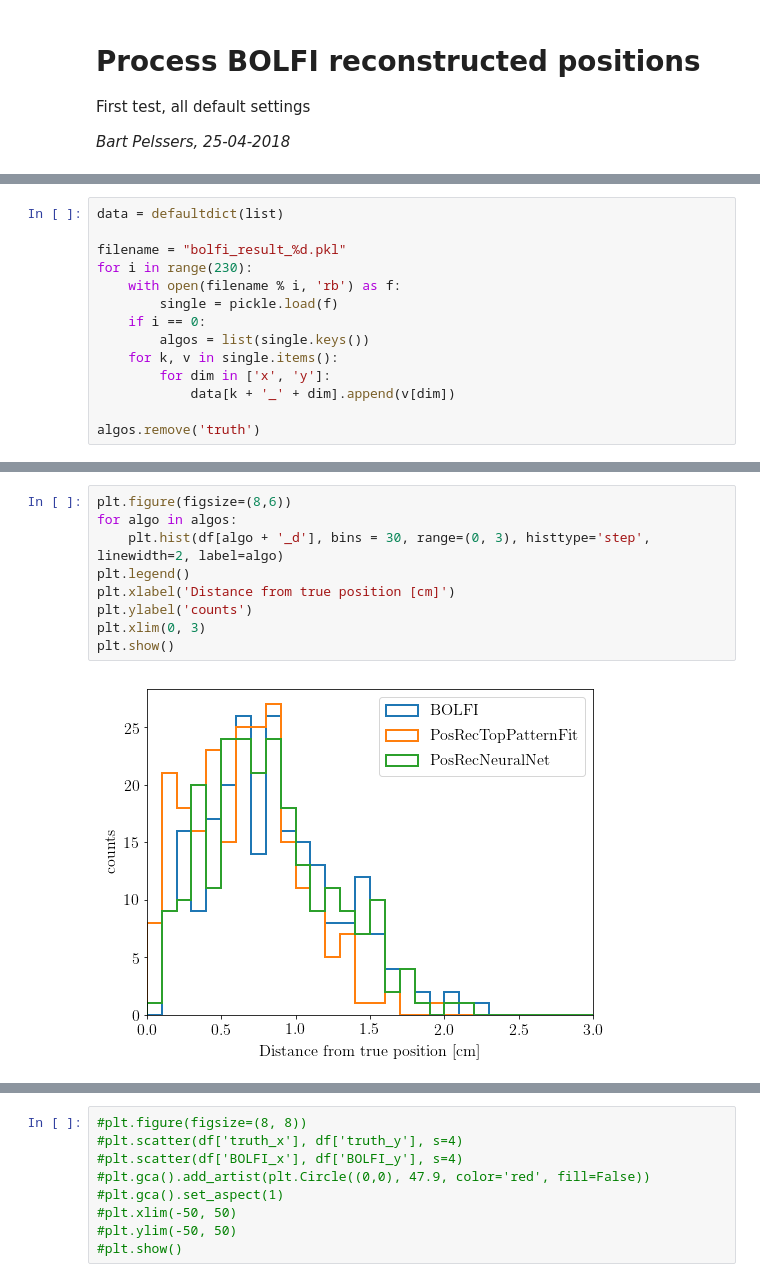
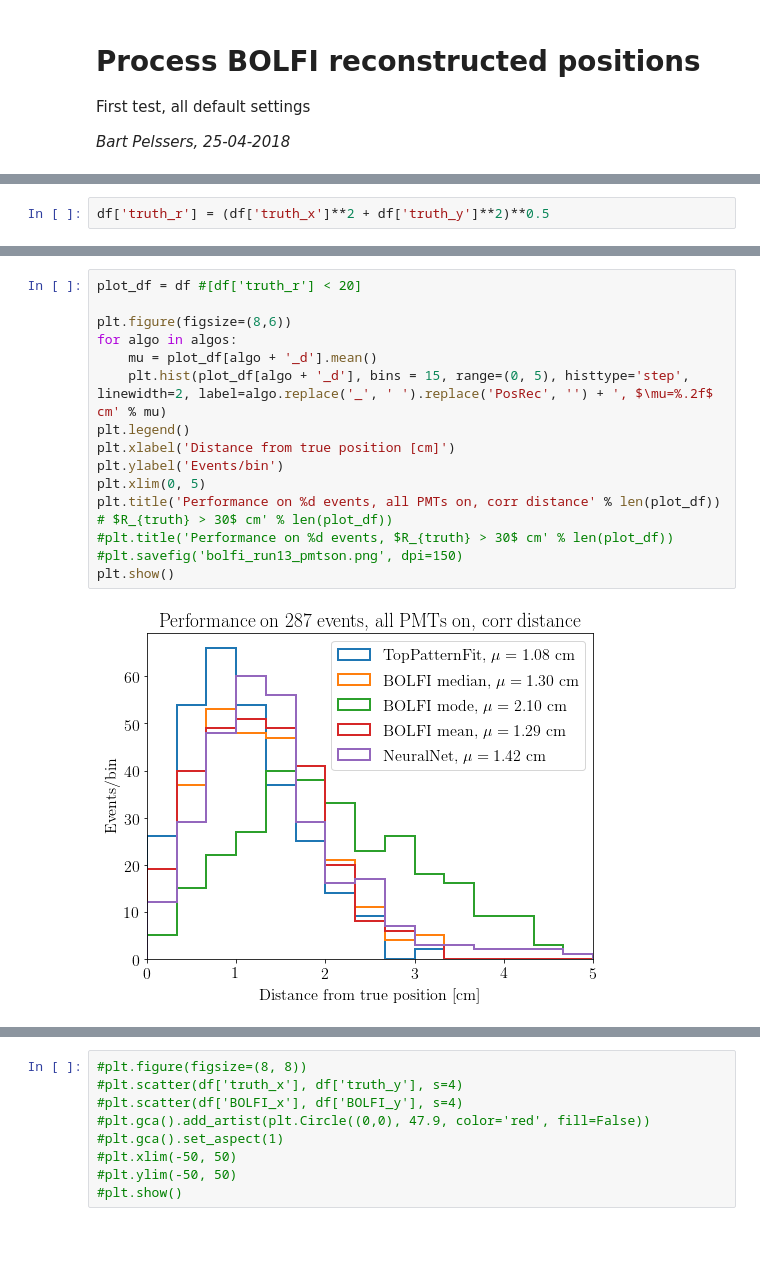
Before and after one commit to dbarg/helsinki_stockholm_collaboration, a Jupyter notebook: process_BOLFI_output.ipynb, the cells around one changed output, grey strips where cells are left out. Cells and saved outputs as stored; diff of their text form; blank space fills up the shorter version.

```diff
--- a/process_BOLFI_output.ipynb
+++ b/process_BOLFI_output.ipynb
@@ -19,14 +14,0 @@ plt.rc('font', size=16)
-# %%
-data = defaultdict(list)
-
-filename = "bolfi_result_%d.pkl"
-for i in range(230):
-    with open(filename % i, 'rb') as f:
-        single = pickle.load(f)
-    if i == 0:
-        algos = list(single.keys())
-    for k, v in single.items():
-        for dim in ['x', 'y']:
-            data[k + '_' + dim].append(v[dim])
-
-algos.remove('truth')
@@ -43,3 +62,5 @@ df.head()
+# %%
+df['truth_r'] = (df['truth_x']**2 + df['truth_y']**2)**0.5
 # %%
 print('Mean distance from true position over %d reconstructed events' % len(df))
 for algo in algos:
@@ -53,11 +76,17 @@ PosRecNeuralNet 0.82 cm
 # %%
+plot_df = df #[df['truth_r'] < 20]
+
 plt.figure(figsize=(8,6))
 for algo in algos:
-    plt.hist(df[algo + '_d'], bins = 30, range=(0, 3), histtype='step', linewidth=2, label=algo)
+    mu = plot_df[algo + '_d'].mean()
+    plt.hist(plot_df[algo + '_d'], bins = 15, range=(0, 5), histtype='step', linewidth=2, label=algo.replace('_', ' ').replace('PosRec', '') + ', $\mu=%.2f$ cm' % mu)
 plt.legend()
 plt.xlabel('Distance from true position [cm]')
-plt.ylabel('counts')
-plt.xlim(0, 3)
+plt.ylabel('Events/bin')
+plt.xlim(0, 5)
+plt.title('Performance on %d events, all PMTs on, corr distance' % len(plot_df)) # $R_{truth} > 30$ cm' % len(plot_df))
+#plt.title('Performance on %d events, $R_{truth} > 30$ cm' % len(plot_df))
+#plt.savefig('bolfi_run13_pmtson.png', dpi=150)
 plt.show()
 # %% [output]
-[figure, old version]
+[figure, new version]
```
Also changed, not shown: parts of 13 cells of this notebook.
